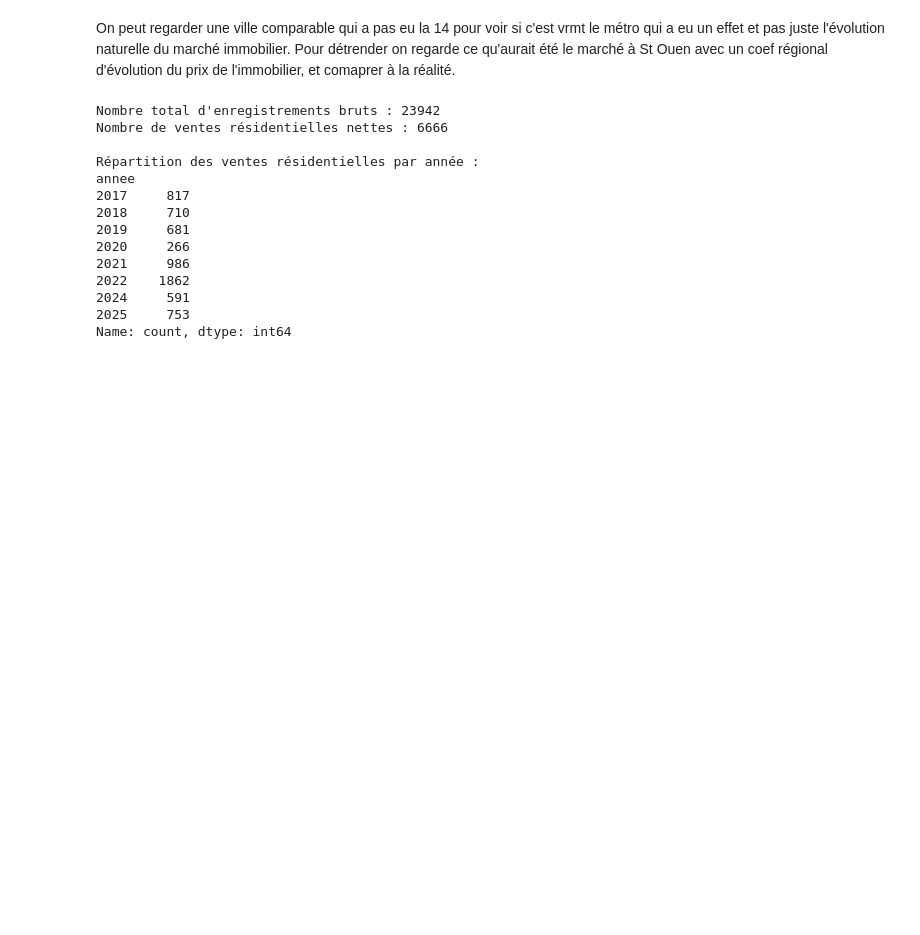
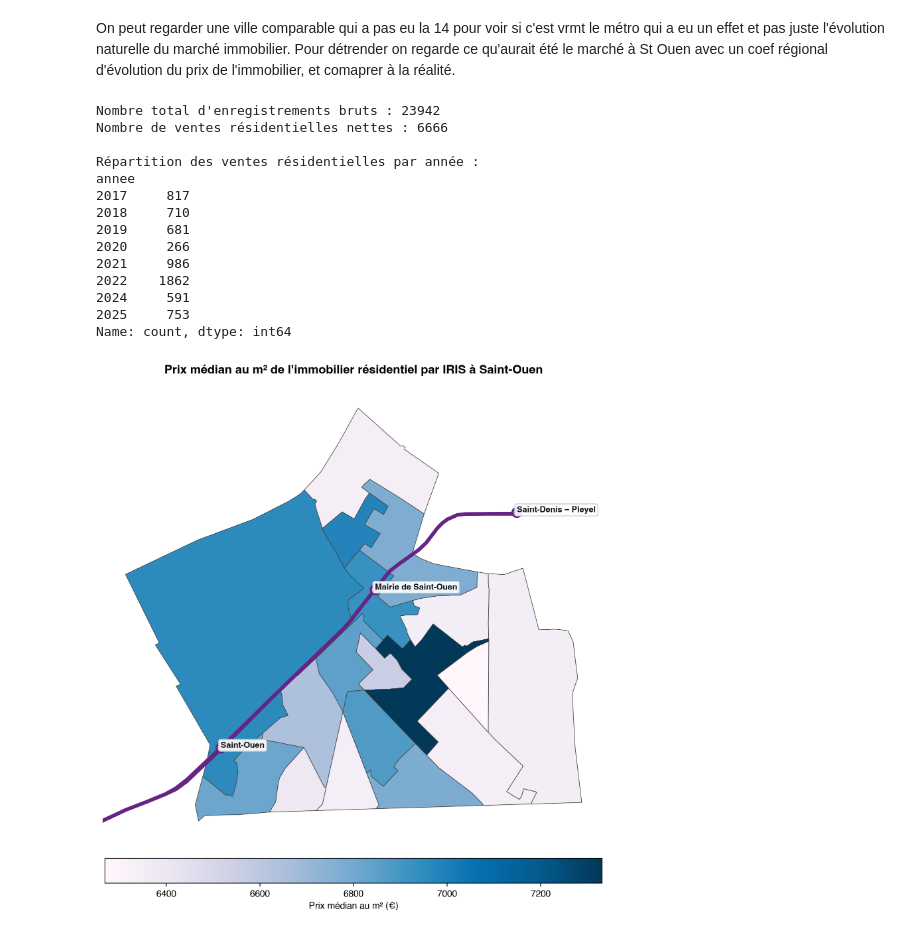
Before and after one commit to borhaney/projet_python_2a_ensae, a Jupyter notebook: notebook_borhane.ipynb, the cells around one changed output. Saved outputs shown, nothing was run; the diff lists cells and outputs as text; code cells hidden in the pictures; blank space fills up the shorter version.

Commit message:
feat: tracé de la carte choroplèthe du prix médian au m² par IRIS

```diff
--- a/notebook_borhane.ipynb
+++ b/notebook_borhane.ipynb
@@ -367,3 +367,77 @@ zone_etude[col_iris] = zone_etude[col_iris].astype(str)
 dvf_iris[col_iris] = dvf_iris[col_iris].astype(str)
 
 zone_etude_dvf = zone_etude.merge(dvf_iris, on=col_iris, how="left")
+# %%
+fig, ax = plt.subplots(figsize=(11, 9))
+
+# Fond de carte choroplèthe
+zone_etude_dvf.plot(
+    column="prix_m2_median",
+    cmap="PuBu",
+    linewidth=0.6,
+    edgecolor="#444444",
+    legend=True,
+    legend_kwds={
+        "label": "Prix médian au m² (€)",
+        "orientation": "horizontal",
+        "shrink": 0.7,
+        "pad": 0.03,
+    },
+    missing_kwds={"color": "#e0e0e0", "label": "Ventes insuffisantes"},
+    ax=ax,
+    zorder=1,
+)
+
+# Superposition de la Ligne 14
+ligne_14.plot(ax=ax, color="#662483", linewidth=3.5, zorder=3, label="Ligne 14")
+
+# Superposition des stations
+stations_st_ouen.plot(
+    ax=ax,
+    color="white",
+    edgecolor="#662483",
+    linewidth=2.5,
+    markersize=90,
+    zorder=4,
+)
+stations_st_ouen.plot(ax=ax, color="#662483", markersize=25, zorder=5)
+
+# Noms des gares
+col_nom = "nom_ZdA" if "nom_ZdA" in stations_st_ouen.columns else "nom_zda"
+for _, row in stations_st_ouen.iterrows():
+    pt = row.geometry
+    ax.text(
+        pt.x,
+        pt.y,
+        row[col_nom],
+        fontsize=9,
+        fontweight="bold",
+        color="#111111",
+        zorder=6,
+        bbox=dict(
+            boxstyle="round,pad=0.25",
+            facecolor="white",
+            edgecolor="#cccccc",
+            alpha=0.9,
+        ),
+    )
+
+# Cadrage sur Saint-Ouen
+minx, miny, maxx, maxy = zone_etude.total_bounds
+marge_x = (maxx - minx) * 0.05
+marge_y = (maxy - miny) * 0.05
+ax.set_xlim(minx - marge_x, maxx + marge_x)
+ax.set_ylim(miny - marge_y, maxy + marge_y)
+
+ax.set_axis_off()
+ax.set_title(
+    "Prix médian au m² de l'immobilier résidentiel par IRIS à Saint-Ouen",
+    fontsize=13,
+    fontweight="bold",
+    pad=15,
+)
+
+plt.tight_layout()
+plt.show()
+# %% [output]
+[figure, added]
```
